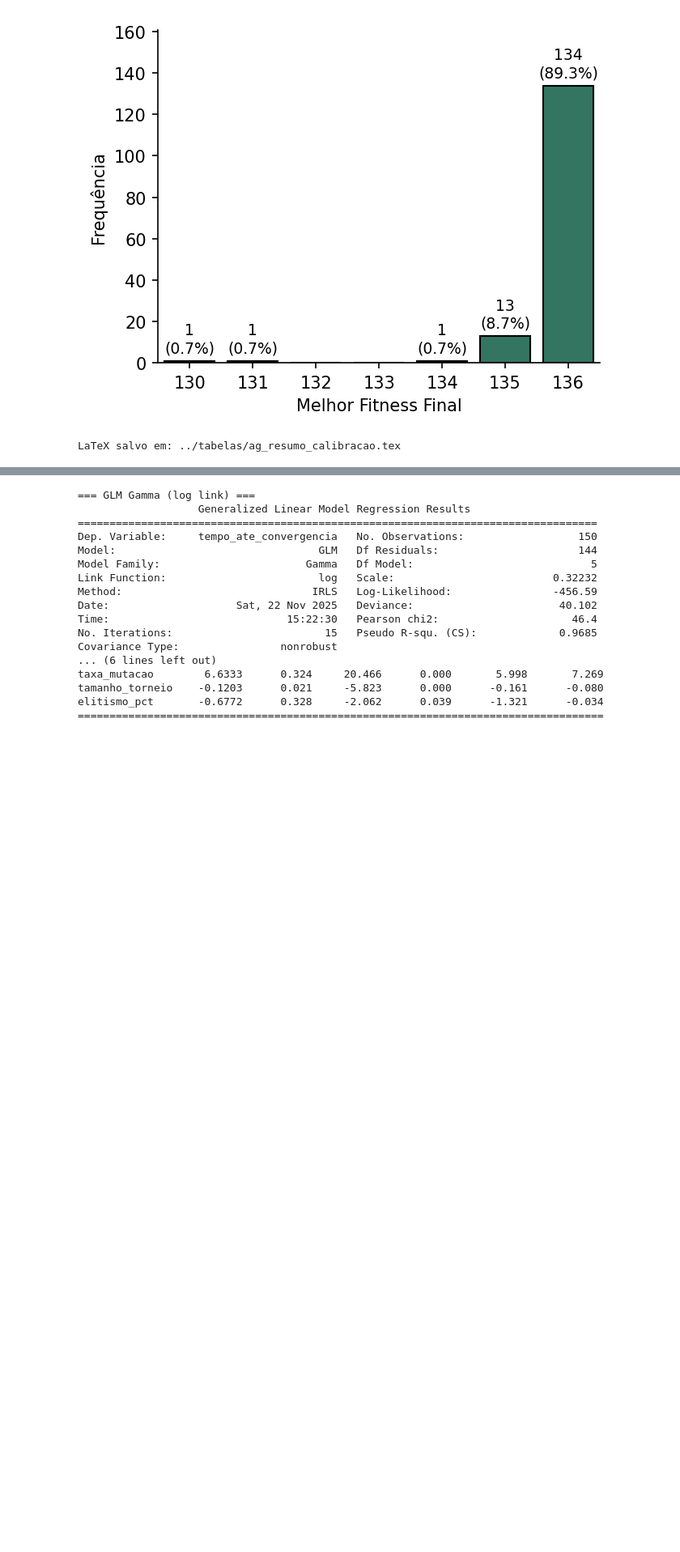
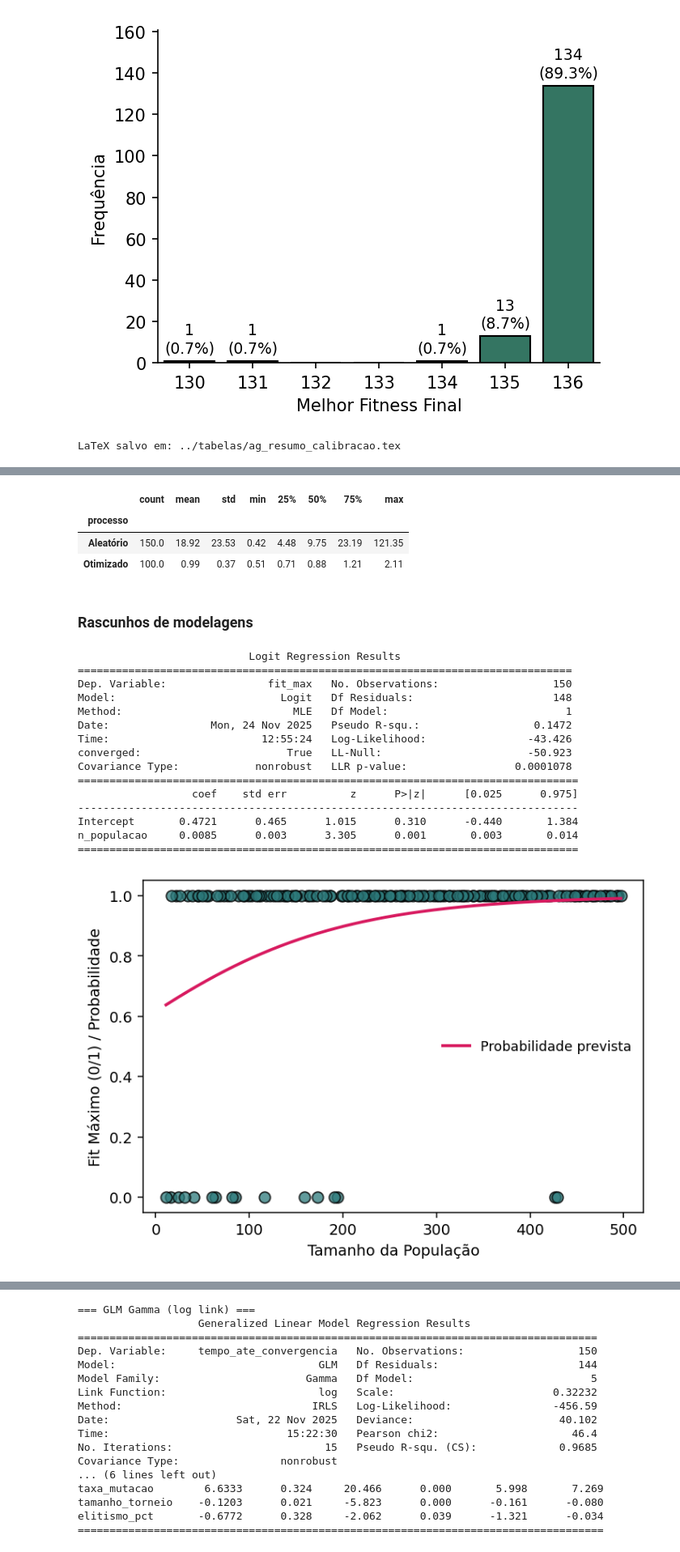
Before and after one commit to karl-peixoto/tcc_organizacao, a Jupyter notebook: codigos/analise_sensibilidade_parametros_ag.ipynb, the cells around one changed output, grey strips where cells are left out. Shown at 81% size. Drawn from its saved outputs; the diff is of its cells as text; code cells hidden in the pictures; blank space fills up the shorter version.

```diff
--- a/codigos/analise_sensibilidade_parametros_ag.ipynb
+++ b/codigos/analise_sensibilidade_parametros_ag.ipynb
@@ -569,0 +704,58 @@ from statsmodels.stats.outliers_influence import variance_inflation_factor
+# %%
+conclusao.groupby('processo')['tempo_ate_convergencia'].describe().round(2)
+# %% [output]
+|  | count | mean | std | min | 25% | 50% | 75% | max |
+| processo |  |  |  |  |  |  |  |  |
+| Aleatório | 150.0 | 18.92 | 23.53 | 0.42 | 4.48 | 9.75 | 23.19 | 121.35 |
+| Otimizado | 100.0 | 0.99 | 0.37 | 0.51 | 0.71 | 0.88 | 1.21 | 2.11 |
+# %% [markdown]
+### Rascunhos de modelagens
+# %%
+df_resumo["fit_max"] = (df_resumo["melhor_fitness_final"] == df_resumo["melhor_fitness_final"].max()).astype(int)
+modelo_logit = smf.logit("fit_max ~ n_populacao", data=df_resumo).fit(disp=False)
+print(modelo_logit.summary())
+
+# Curva prevista
+x_grid = np.linspace(df_resumo["n_populacao"].min(), df_resumo["n_populacao"].max(), 200)
+df_pred = pd.DataFrame({"n_populacao": x_grid})
+df_pred["prob_sucesso"] = modelo_logit.predict(df_pred)
+
+# Plot
+plt.style.use("default")
+fig, ax = plt.subplots(figsize=(6,4), dpi=140)
+
+# Dispersão (points 0/1)
+ax.scatter(df_resumo["n_populacao"], df_resumo["fit_max"],
+           s=55, facecolor="#2C7A7B", edgecolor="black", alpha=0.75)
+
+# Curva logística
+ax.plot(df_pred["n_populacao"], df_pred["prob_sucesso"],
+        color="#D81B60", lw=2, label="Probabilidade prevista")
+
+ax.set_xlabel("Tamanho da População", fontsize=10)
+ax.set_ylabel("Fit Máximo (0/1) / Probabilidade", fontsize=10)
+ax.set_ylim(-0.05, 1.05)
+ax.legend(frameon=False, fontsize=9)
+
+ax.set_facecolor("white")
+for spine in ax.spines.values():
+    spine.set_color("black")
+ax.grid(False)
+plt.show()
+# %% [output]
+                           Logit Regression Results
+==============================================================================
+Dep. Variable:                fit_max   No. Observations:                  150
+Model:                          Logit   Df Residuals:                      148
+Method:                           MLE   Df Model:                            1
+Date:                Mon, 24 Nov 2025   Pseudo R-squ.:                  0.1472
+Time:                        12:55:24   Log-Likelihood:                -43.426
+converged:                       True   LL-Null:                       -50.923
+Covariance Type:            nonrobust   LLR p-value:                 0.0001078
+===============================================================================
+                  coef    std err          z      P>|z|      [0.025      0.975]
+-------------------------------------------------------------------------------
+Intercept       0.4721      0.465      1.015      0.310      -0.440       1.384
+n_populacao     0.0085      0.003      3.305      0.001       0.003       0.014
+===============================================================================
+[figure, added]
```
Also changed, not shown: parts of 15 cells of this notebook, 16 other files.
